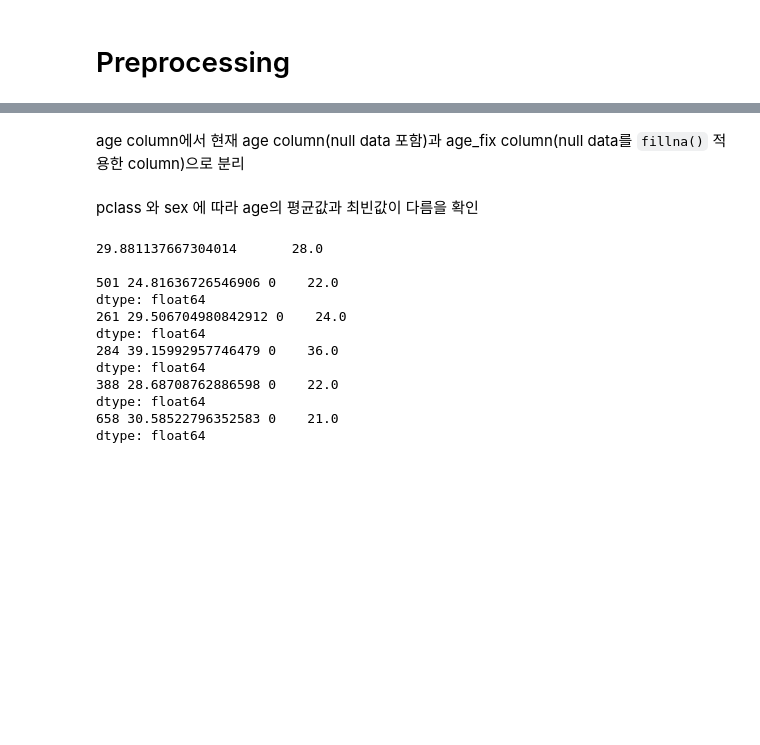
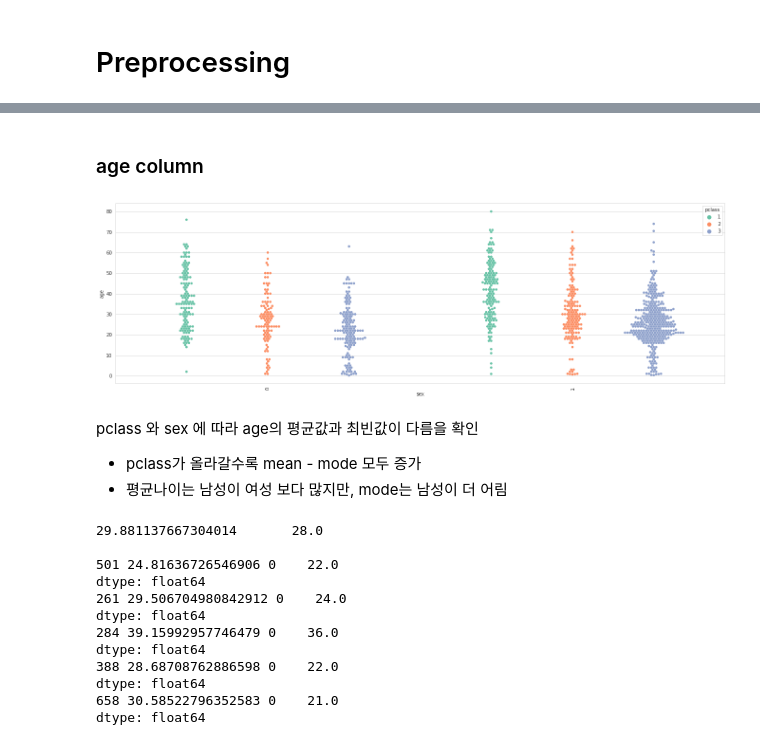
Before and after one commit to ezerwi/python-lecture, a Jupyter notebook: ml_머신러닝 기반 데이터 분석_평가_위정훈_miniproject.ipynb, the cells around one changed output, grey strips where cells are left out. Drawn from its saved outputs; the diff is of its cells as text; code cells hidden in the pictures; blank space fills up the shorter version.

```diff
--- a/ml_머신러닝 기반 데이터 분석_평가_위정훈_miniproject.ipynb
+++ b/ml_머신러닝 기반 데이터 분석_평가_위정훈_miniproject.ipynb
@@ -140,0 +119,7 @@ display (tt.sample(5))
+# %%
+print (tt['pclass'][tt.cabin.notnull()].value_counts(), '\n')
+print (tt['pclass'][tt.cabin.isnull()].value_counts(), '\n')
+
+tt.drop('cabin', axis=1, inplace=True)
+
+display (tt.head())
@@ -166,9 +167,23 @@ dtype: int64
 
 27
-# %% [markdown]
-age column에서 현재 age column(null data 포함)과 age_fix column(null data를 `fillna()` 적용한 column)으로 분리
+# %% [markdown]
+### age column
+# %%
+sns.set_style ('whitegrid')
+fig = plt.figure(figsize=(23,7))
+ax1 = fig.add_subplot(1,1,1)
+plt.xticks(rotation=90)
+sns.swarmplot(x='sex', y = 'age',data = tt, hue='pclass', palette='Set2', ax=ax1, dodge=True)
+
+plt.show()
+plt.close()
+# %% [output]
+[figure, added]
 # %% [markdown]
 pclass 와 sex 에 따라 age의 평균값과 최빈값이 다름을 확인
+
+- pclass가 올라갈수록 mean - mode 모두 증가
+- 평균나이는 남성이 여성 보다 많지만, mode는 남성이 더 어림
 # %%
 print (tt.age.mean(), '\t',tt.age.median(), '\n')
 print (tt['age'][tt['pclass']==3].count(), tt['age'][tt['pclass']==3].mean(), tt['age'][tt['pclass']==3].mode())
```
Also changed, not shown: parts of 47 cells of this notebook.
